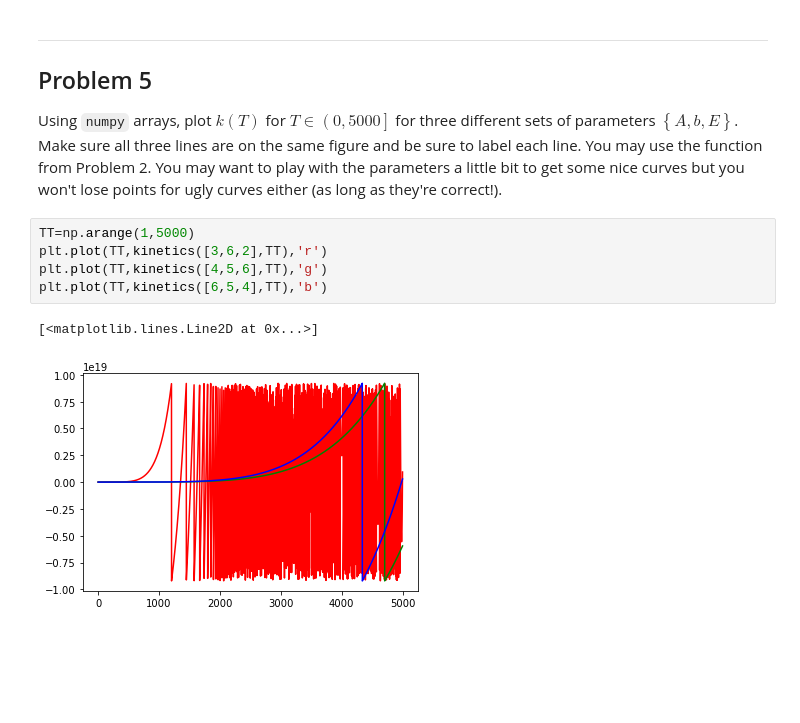
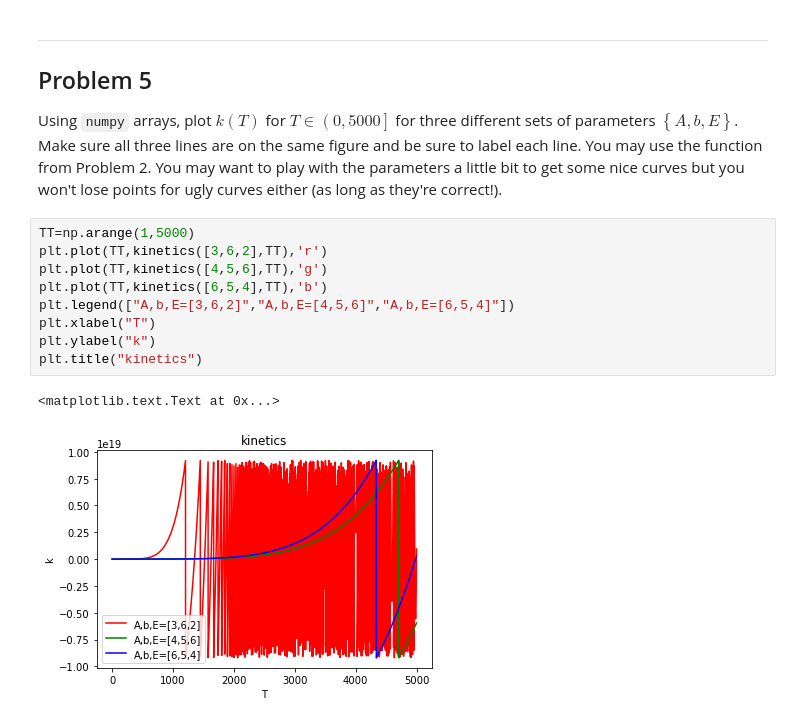
Before and after one commit to crystalzhaizhai/cs207_yi_zhai, a Jupyter notebook: homeworks/HW3/HW3_final.ipynb, the cells around one changed output. Cells and saved outputs as stored; diff of their text form; blank space fills up the shorter version.

```diff
--- a/homeworks/HW3/HW3_final.ipynb
+++ b/homeworks/HW3/HW3_final.ipynb
@@ -239,11 +239,15 @@ Using `numpy` arrays, plot $k\left(T\right)$ for $T\in\left(0, 5000\right]$ for
 # %%
 TT=np.arange(1,5000)
 plt.plot(TT,kinetics([3,6,2],TT),'r')
 plt.plot(TT,kinetics([4,5,6],TT),'g')
 plt.plot(TT,kinetics([6,5,4],TT),'b')
+plt.legend(["A,b,E=[3,6,2]","A,b,E=[4,5,6]","A,b,E=[6,5,4]"])
+plt.xlabel("T")
+plt.ylabel("k")
+plt.title("kinetics")
 # %% [output]
-[<matplotlib.lines.Line2D at 0x...>]
+<matplotlib.text.Text at 0x...>
-[figure, old version]
+[figure, new version]
 # %%
 %%bash
 git add "HW3_final.ipynb"
```
Also changed, not shown: parts of 1 cell of this notebook.
